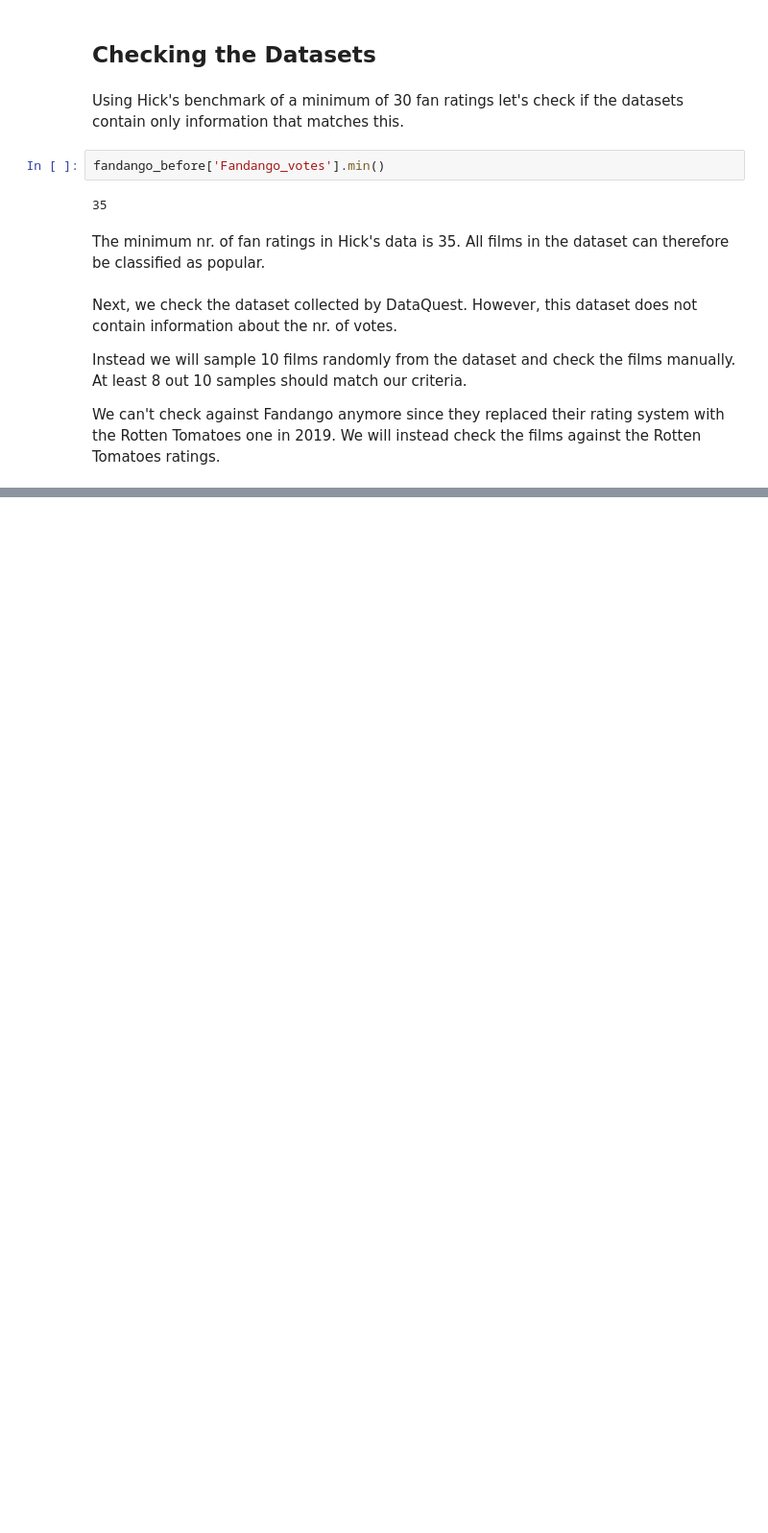
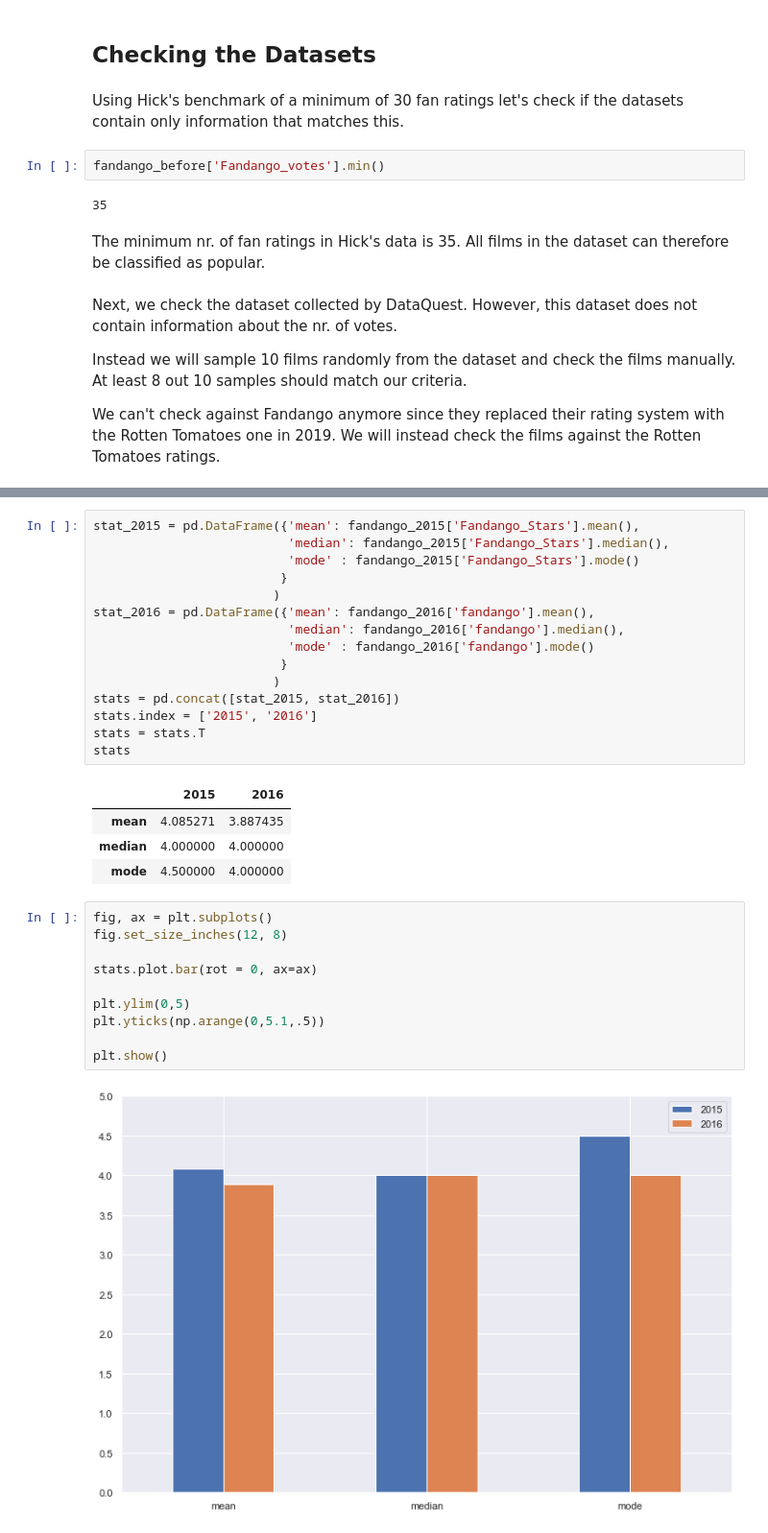
Before and after one commit to Mats44/data_science_projects, a Jupyter notebook: Fandango Movie Ratings/fandango_movie_ratings.ipynb, the cells around one changed output, grey strips where cells are left out. Shown at 96% size. Cells and saved outputs as stored; diff of their text form; blank space fills up the shorter version.

```diff
--- a/Fandango Movie Ratings/fandango_movie_ratings.ipynb
+++ b/Fandango Movie Ratings/fandango_movie_ratings.ipynb
@@ -161,0 +285,32 @@ fandango_2016.sample(10, random_state=1)
+# %%
+stat_2015 = pd.DataFrame({'mean': fandango_2015['Fandango_Stars'].mean(),
+                          'median': fandango_2015['Fandango_Stars'].median(),
+                          'mode' : fandango_2015['Fandango_Stars'].mode()
+                         }
+                        )
+stat_2016 = pd.DataFrame({'mean': fandango_2016['fandango'].mean(),
+                          'median': fandango_2016['fandango'].median(),
+                          'mode' : fandango_2016['fandango'].mode()
+                         }
+                        )
+stats = pd.concat([stat_2015, stat_2016])
+stats.index = ['2015', '2016']
+stats = stats.T
+stats
+# %% [output]
+|  | 2015 | 2016 |
+| mean | 4.085271 | 3.887435 |
+| median | 4.000000 | 4.000000 |
+| mode | 4.500000 | 4.000000 |
+# %%
+fig, ax = plt.subplots()
+fig.set_size_inches(12, 8)
+
+stats.plot.bar(rot = 0, ax=ax)
+
+plt.ylim(0,5)
+plt.yticks(np.arange(0,5.1,.5))
+
+plt.show()
+# %% [output]
+[figure, added]
```
Also changed, not shown: parts of 26 cells of this notebook.
